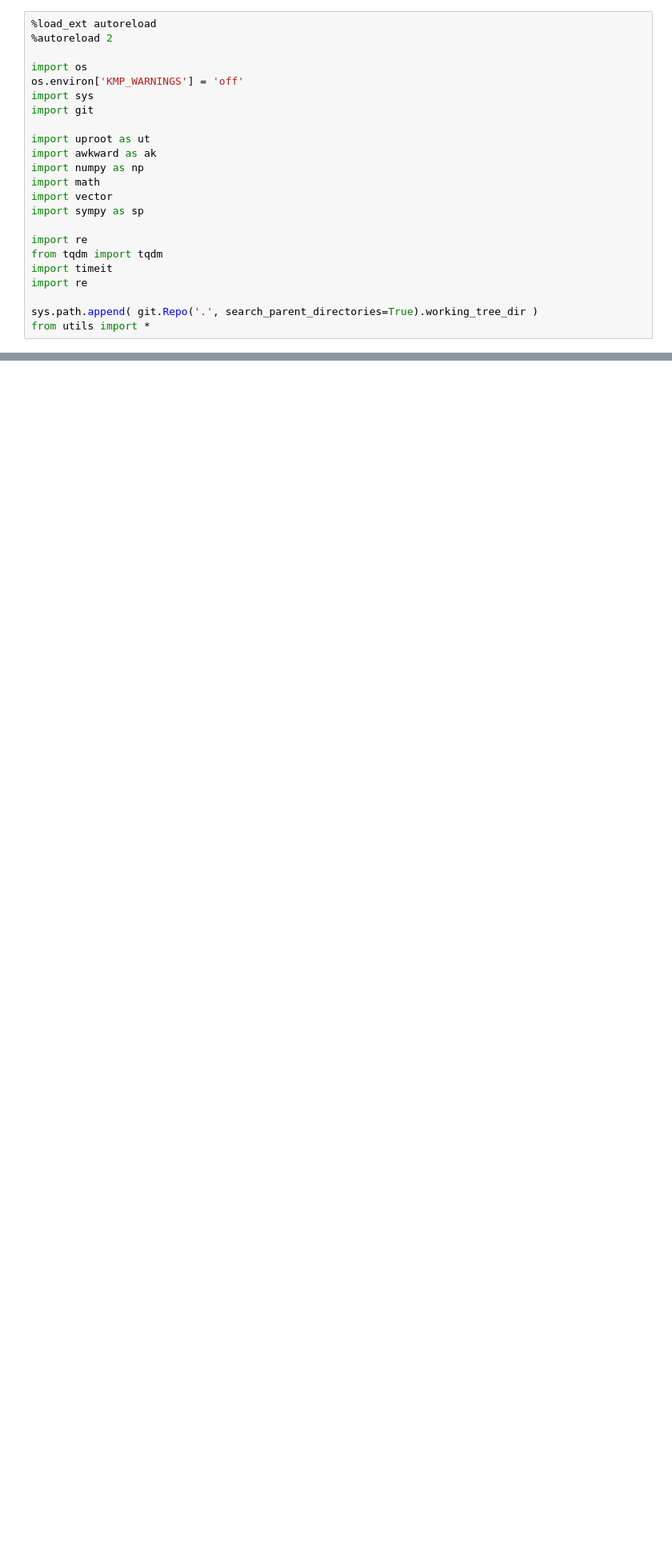
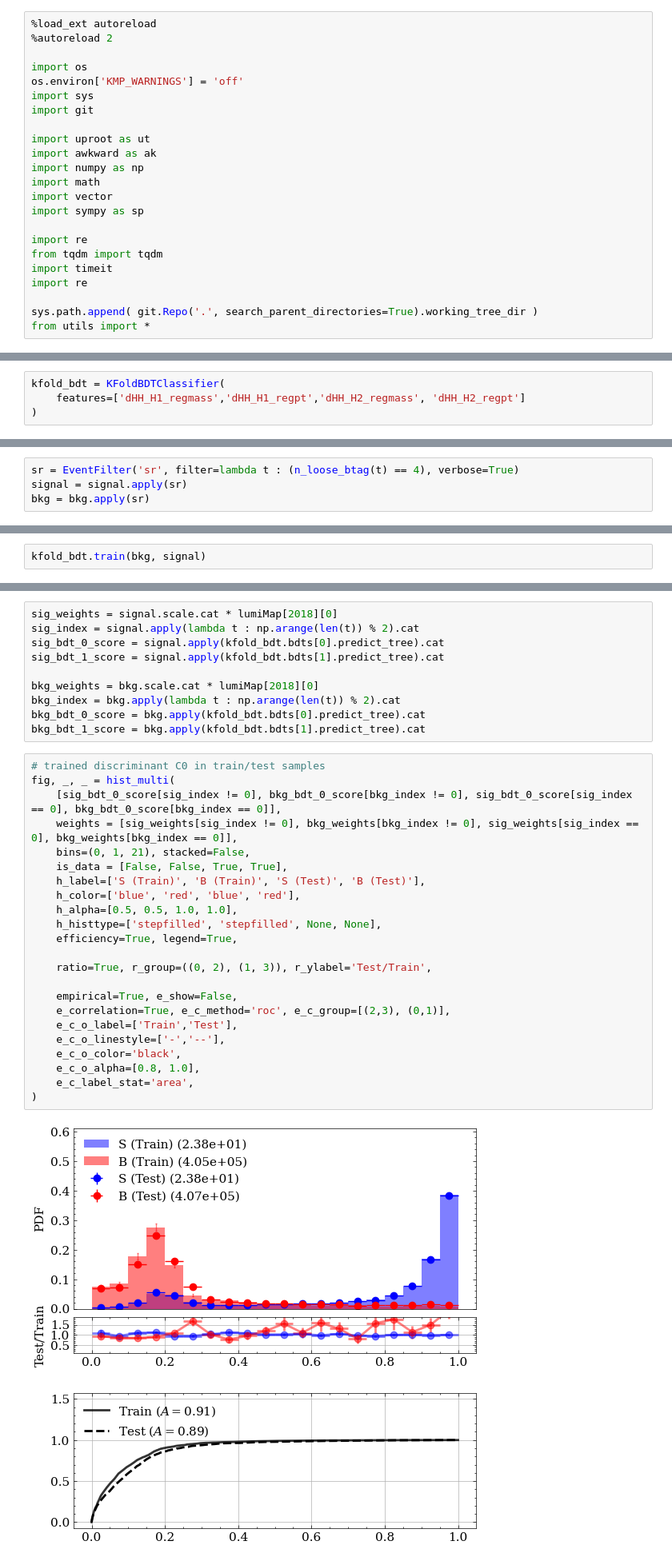
Before and after one commit to ekoenig4/analysis, a Jupyter notebook: jupyter/test_benchmark.ipynb, the cells around one changed output, grey strips where cells are left out. Shown at 80% size. Saved outputs shown, nothing was run; the diff lists cells and outputs as text; blank space fills up the shorter version.

```diff
--- a/jupyter/test_benchmark.ipynb
+++ b/jupyter/test_benchmark.ipynb
@@ -59,0 +38,4 @@ KeyboardInterrupt:
+# %%
+kfold_bdt = KFoldBDTClassifier(
+    features=['dHH_H1_regmass','dHH_H1_regpt','dHH_H2_regmass', 'dHH_H2_regpt']
+)
@@ -59,0 +52,4 @@ KeyboardInterrupt:
+# %%
+sr = EventFilter('sr', filter=lambda t : (n_loose_btag(t) == 4), verbose=True)
+signal = signal.apply(sr)
+bkg = bkg.apply(sr)
@@ -59,0 +59,2 @@ KeyboardInterrupt:
+# %%
+kfold_bdt.train(bkg, signal)
@@ -59,0 +66,35 @@ KeyboardInterrupt:
+# %%
+sig_weights = signal.scale.cat * lumiMap[2018][0]
+sig_index = signal.apply(lambda t : np.arange(len(t)) % 2).cat
+sig_bdt_0_score = signal.apply(kfold_bdt.bdts[0].predict_tree).cat
+sig_bdt_1_score = signal.apply(kfold_bdt.bdts[1].predict_tree).cat
+
+bkg_weights = bkg.scale.cat * lumiMap[2018][0]
+bkg_index = bkg.apply(lambda t : np.arange(len(t)) % 2).cat
+bkg_bdt_0_score = bkg.apply(kfold_bdt.bdts[0].predict_tree).cat
+bkg_bdt_1_score = bkg.apply(kfold_bdt.bdts[1].predict_tree).cat
+# %%
+# trained discriminant C0 in train/test samples
+fig, _, _ = hist_multi(
+    [sig_bdt_0_score[sig_index != 0], bkg_bdt_0_score[bkg_index != 0], sig_bdt_0_score[sig_index == 0], bkg_bdt_0_score[bkg_index == 0]],
+    weights = [sig_weights[sig_index != 0], bkg_weights[bkg_index != 0], sig_weights[sig_index == 0], bkg_weights[bkg_index == 0]],
+    bins=(0, 1, 21), stacked=False,
+    is_data = [False, False, True, True],
+    h_label=['S (Train)', 'B (Train)', 'S (Test)', 'B (Test)'],
+    h_color=['blue', 'red', 'blue', 'red'],
+    h_alpha=[0.5, 0.5, 1.0, 1.0],
+    h_histtype=['stepfilled', 'stepfilled', None, None],
+    efficiency=True, legend=True,
+
+    ratio=True, r_group=((0, 2), (1, 3)), r_ylabel='Test/Train',
+
+    empirical=True, e_show=False,
+    e_correlation=True, e_c_method='roc', e_c_group=[(2,3), (0,1)],
+    e_c_o_label=['Train','Test'],
+    e_c_o_linestyle=['-','--'],
+    e_c_o_color='black',
+    e_c_o_alpha=[0.8, 1.0],
+    e_c_label_stat='area',
+)
+# %% [output]
+[figure, added]
```
Also changed, not shown: parts of 8 cells of this notebook, 3 other files.
